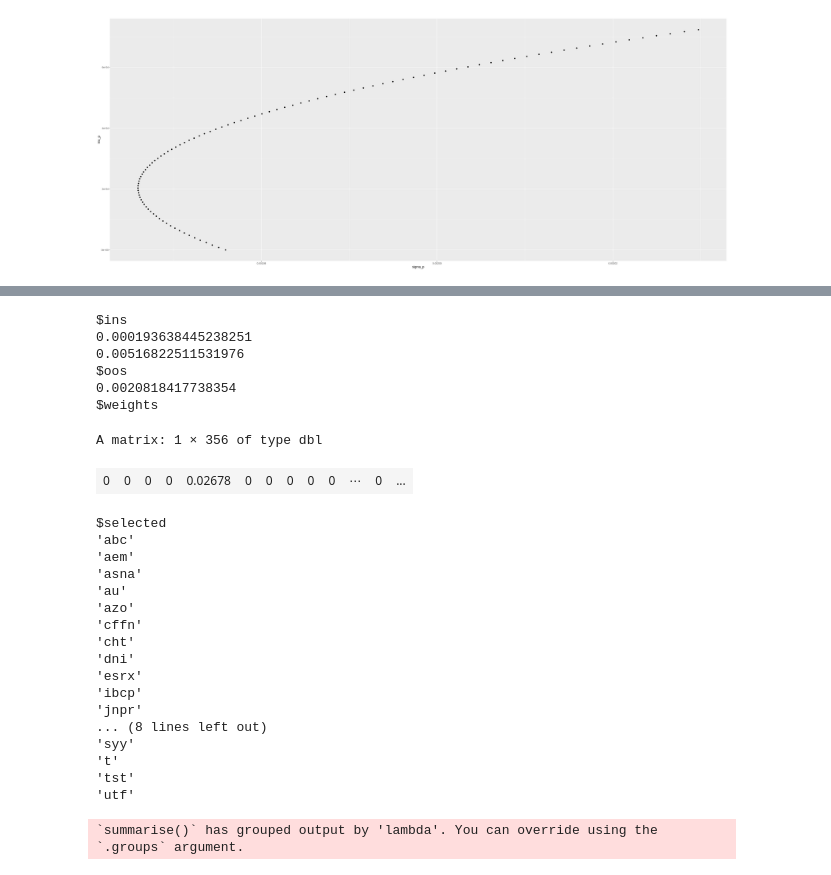
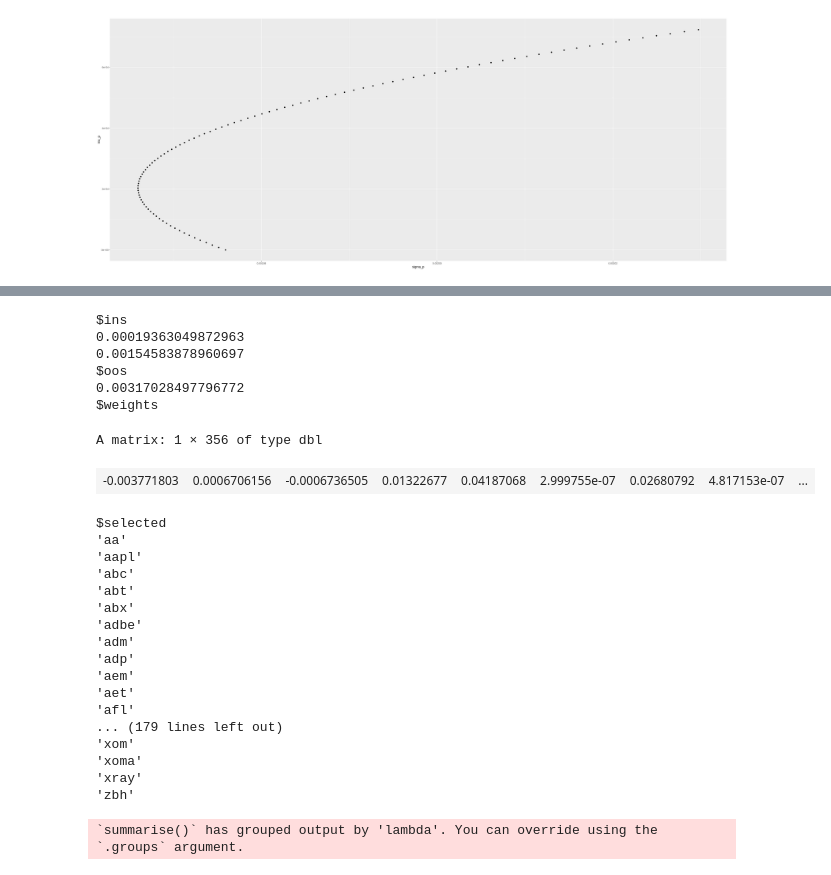
Before and after one commit to StefanHubner/MachineLearningEconomics, a Jupyter notebook: CAPM.ipynb, the cells around one changed output, grey strips where cells are left out. Cells and saved outputs as stored; diff of their text form; code cells hidden in the pictures.

```diff
--- a/CAPM.ipynb
+++ b/CAPM.ipynb
@@ -133,7 +120,7 @@ mv_lasso <- function(lambda, offset, r) {
   # Extract Portfolio Weights
   x_value <- solution$getValue(x)
 
-  nonzero <- names(data$train)[which(x_value > 0)]
+  nonzero <- names(data$train)[which(x_value > 10e-10)]
 
   r_p <- t(x_value) %*% as.numeric(data$test)
   mu_p <- t(x_value) %*% mu
@@ -145,33 +132,33 @@ mv_lasso <- function(lambda, offset, r) {
         selected = nonzero)
 }
 # %%
-mv_lasso(0.001, 3, 0.05)
+mv_lasso(0.000001, 0, 0.05)
 # %% [output]
 $ins
-0.000193638445238251
-0.00516822511531976
+0.00019363049872963
+0.00154583878960697
 $oos
-0.0020818417738354
+0.00317028497796772
 $weights
 A matrix: 1 × 356 of type dbl
-| 0 | 0 | 0 | 0 | 0.02678 | 0 | 0 | 0 | 0 | 0 | ⋯ | 0 | ... |
+| -0.003771803 | 0.0006706156 | -0.0006736505 | 0.01322677 | 0.04187068 | 2.999755e-07 | 0.02680792 | 4.817153e-07 | ... |
 $selected
+'aa'
+'aapl'
 'abc'
+'abt'
+'abx'
+'adbe'
+'adm'
+'adp'
 'aem'
-'asna'
-'au'
-'azo'
-'cffn'
-'cht'
-'dni'
-'esrx'
-'ibcp'
-'jnpr'
-... (8 lines left out)
-'syy'
-'t'
-'tst'
-'utf'
+'aet'
+'afl'
+... (179 lines left out)
+'xom'
+'xoma'
+'xray'
+'zbh'
 # %%
 # Define grids
 grid_lambda <- c(0, 0.0000001, 0.000001, 0.00001, 0.0001, 0.001, 0.01, 0.1, 1, 10, 100, 1000)
```
Also changed, not shown: parts of 2 cells of this notebook.
